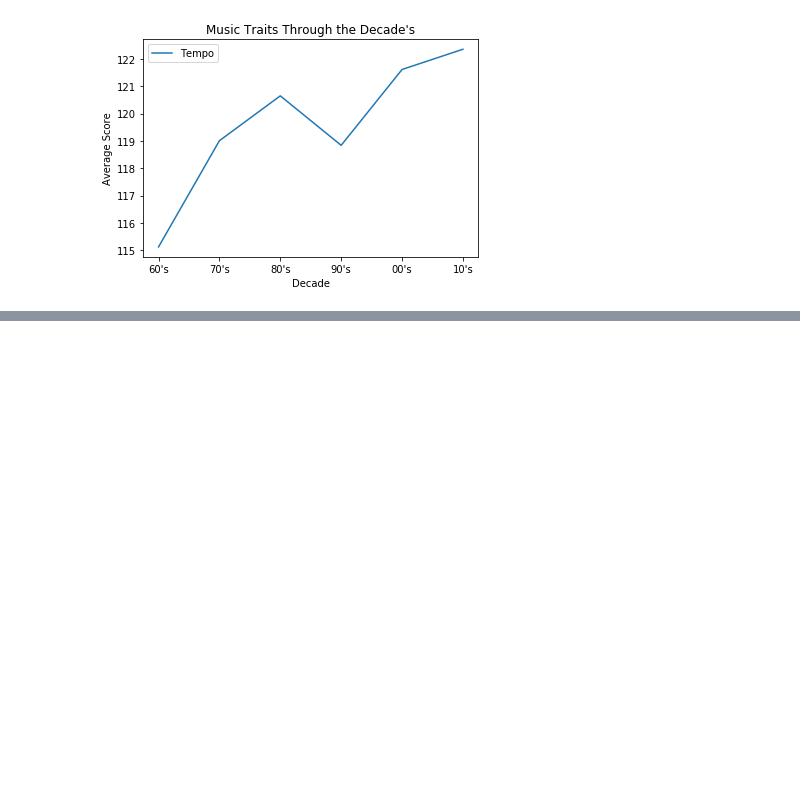
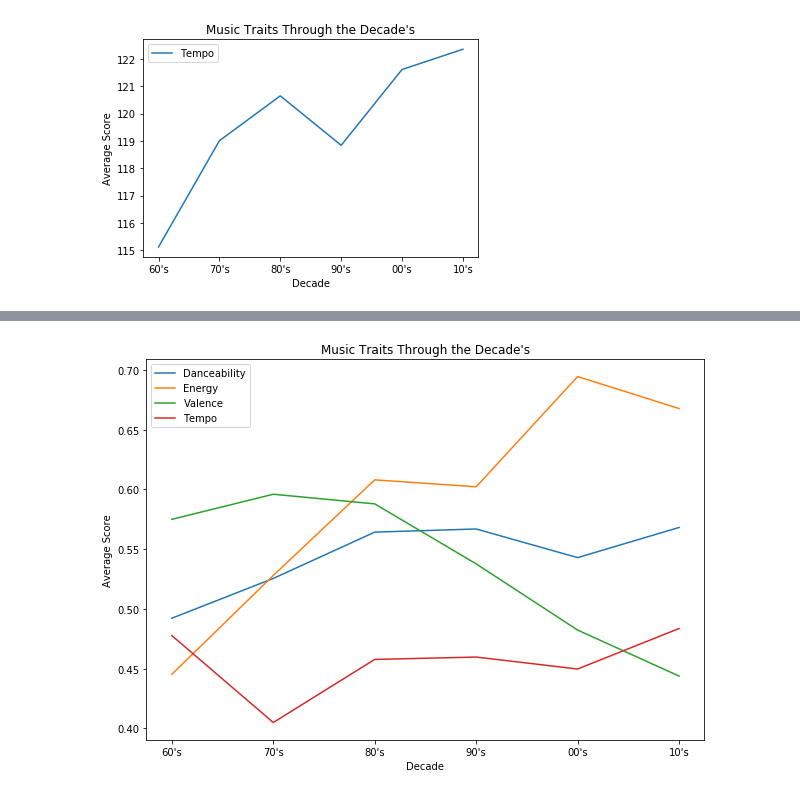
Before and after one commit to zsvorenova/Group_Three, a Jupyter notebook: carol.ipynb, the cells around one changed output, grey strips where cells are left out. Cells and saved outputs as stored; diff of their text form; code cells hidden in the pictures; blank space fills up the shorter version.

Commit message:
Final Graph

```diff
--- a/carol.ipynb
+++ b/carol.ipynb
@@ -1066,0 +1098,45 @@ plt.title("Music Traits Through the Decade's");
+# %%
+sixtydance2 = sixty2_df["danceability"].mean()
+seventydance2 =seventy2_df["danceability"].mean()
+eightydance2 = eighty2_df["danceability"].mean()
+nintydance2 = ninty2_df["danceability"].mean()
+two_thousanddance2 = two_thousand2_df["danceability"].mean()
+tensdance2 = tens2_df["danceability"].mean()
+
+sixtyenergy2 = sixty2_df["energy"].mean()
+seventyenergy2 =seventy2_df["energy"].mean()
+eightyenergy2 = eighty2_df["energy"].mean()
+nintyenergy2 = ninty2_df["energy"].mean()
+two_thousandenergy2 = two_thousand2_df["energy"].mean()
+tensenergy2 = tens2_df["energy"].mean()
+
+sixtyval2 = sixty2_df["valence"].mean()
+seventyval2 =seventy2_df["valence"].mean()
+eightyval2 = eighty2_df["valence"].mean()
+nintyval2 = ninty2_df["valence"].mean()
+two_thousandval2 = two_thousand2_df["valence"].mean()
+tensval2 = tens2_df["valence"].mean()
+
+sixtybpm2 = dfsixty["tempo"].mean()
+seventybpm2 =dfseventy["tempo"].mean()
+eightybpm2 = dfeighty["tempo"].mean()
+nintybpm2 = dfninty["tempo"].mean()
+two_thousandbpm2 = dftwo_thousand["tempo"].mean()
+tensbpm2 = dftens["tempo"].mean()
+
+dance_df2 = pd.DataFrame({"Decade":["60", "70", "80", "90", "2000", "2010"],
+                         "Danceability":[sixtydance2, seventydance2, eightydance2, nintydance2, two_thousanddance2, tensdance2],
+                         "Energy":[sixtyenergy2, seventyenergy2, eightyenergy2, nintyenergy2, two_thousandenergy2, tensenergy2],
+                         "Valence":[sixtyval2, seventyval2, eightyval2, nintyval2, two_thousandval2, tensval2],
+                         "Tempo":[sixtybpm2, seventybpm2, eightybpm2, nintybpm2, two_thousandbpm2, tensbpm2],})
+
+
+dance_df2
+dance_df2.plot(figsize=(10,7))
+plt.ylabel("Average Score")
+plt.xlabel("Decade")
+plt.xticks([0, 1, 2, 3, 4, 5], ["60's", "70's", "80's", "90's", "00's", "10's"])
+plt.title("Music Traits Through the Decade's");
+#fig.savefig('output.png')
+# %% [output]
+[figure, added]
```
Also changed, not shown: parts of 4 cells of this notebook, 1 other file.
